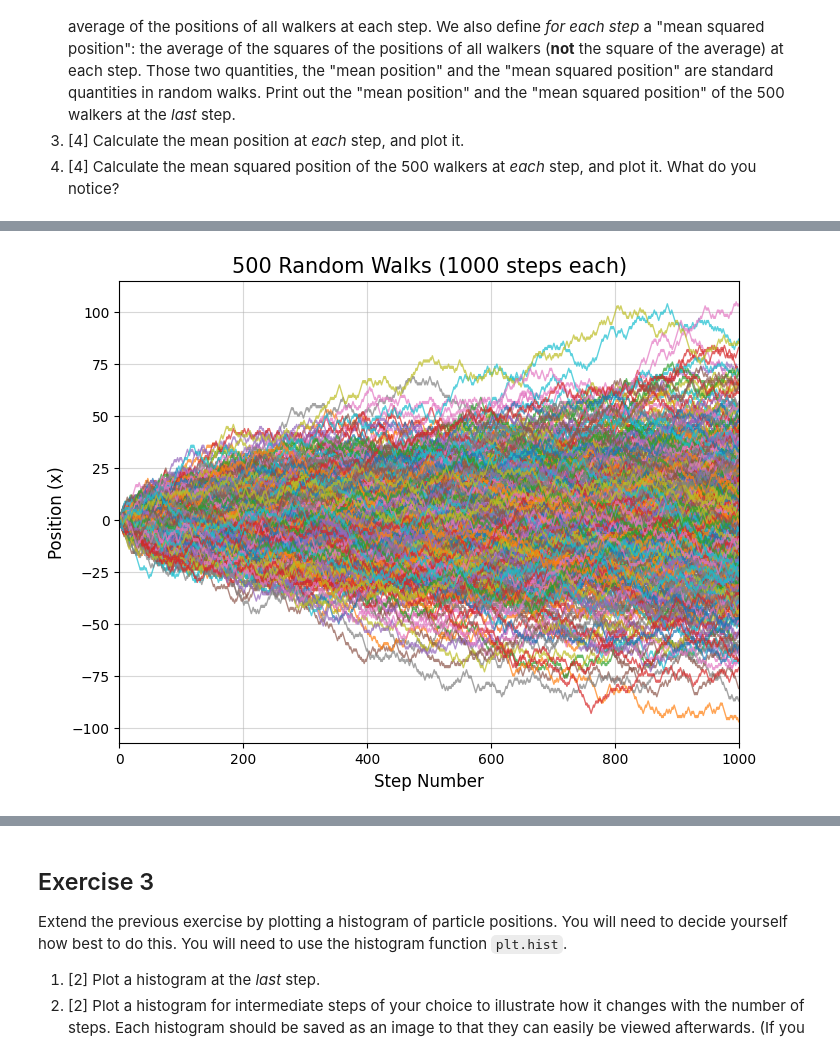
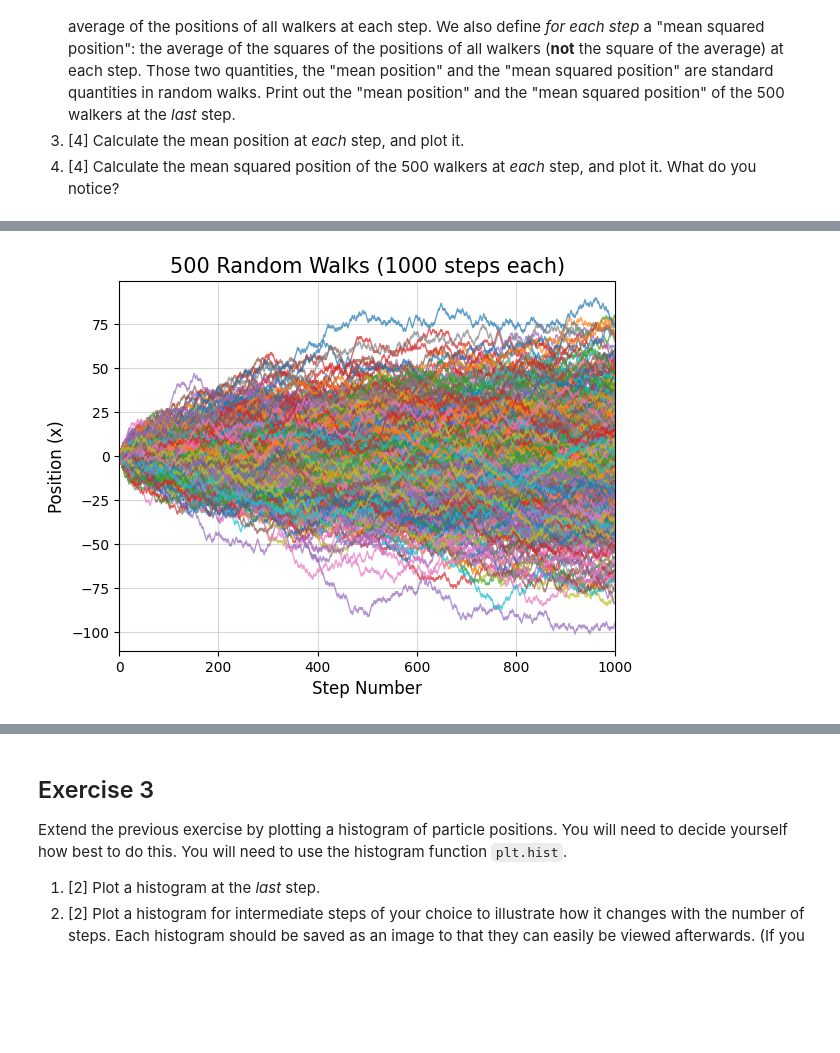
Before and after one commit to PX2145-2025/week-7-b-Lalsodagar-Adi, a Jupyter notebook: Random_walk_Adi_Lalsodagar.ipynb, the cells around one changed output, grey strips where cells are left out. Cells and saved outputs as stored; diff of their text form; code cells hidden in the pictures; blank space fills up the shorter version.

```diff
--- a/Random_walk_Adi_Lalsodagar.ipynb
+++ b/Random_walk_Adi_Lalsodagar.ipynb
@@ -156,31 +155,30 @@ plt.show()
 # %%
 # Part 2: Now plotting for 500 random walks:
 # Only difference this time is num_walkers = 500
 
 num_steps = 1000  # Number of steps for each walk
 num_walkers = 500  # Number of walkers
 
-# Initialize a 2D array to store the trajectories of N particles
-# Each column represents a single walker's trajectory
+# Initialising a 2D array to store the trajectories of N particles
 particles = np.zeros((num_steps, num_walkers), int)
 
-# Populate the particles array with random walks
+# Populating the particles array with random walks
 for i in range(num_walkers):
     particles[:, i] = walk(num_steps)
 
-# Plot all 500 walkers on the same plot
-plt.figure(figsize = (8,6))
+# Plotting all 500 walkers on the same plot
+
 for i in range(num_walkers):
     plt.plot(np.arange(num_steps), particles[:, i], linewidth=1, alpha=0.7, label=f'Walker {i+1}')
 
 plt.xlabel("Step Number", fontsize=12)
 plt.xlim(0,1000)
 plt.ylabel("Position (x)", fontsize=12)
 plt.title(f"{num_walkers} Random Walks (1000 steps each)", fontsize=15)
 plt.grid(alpha=0.5)
 plt.show()
 # %% [output]
-[figure, old version]
+[figure, new version]
 # %%
 # Calculate and print the "mean position" and "mean squared position" at the last step.
 
```
Also changed, not shown: parts of 8 cells of this notebook.
